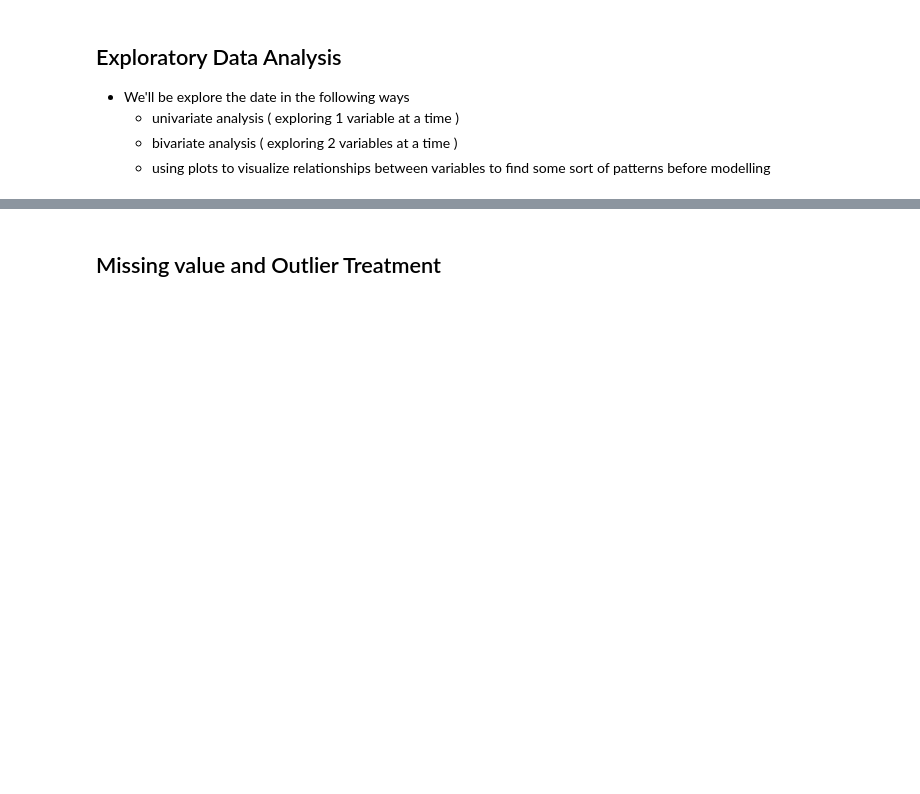
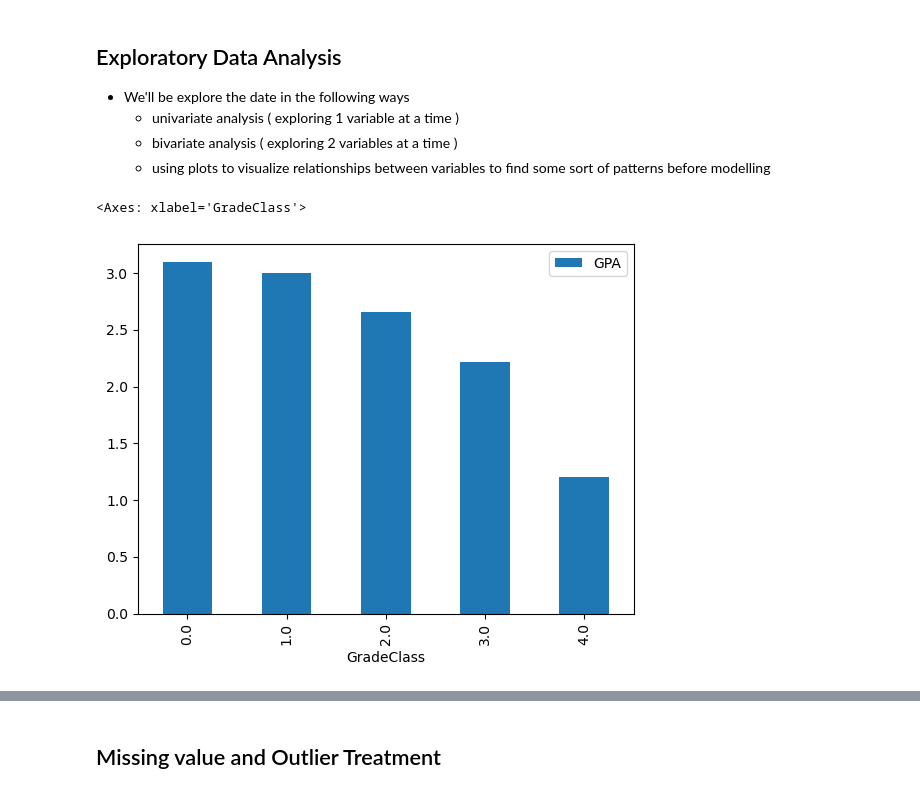
Before and after one commit to CantCode29/MLG382ProjectFolder, a Jupyter notebook: BrightAcademyGradeAnalysisAndPredictionNoteBook.ipynb, the cells around one changed output, grey strips where cells are left out. Cells and saved outputs as stored; diff of their text form; code cells hidden in the pictures; blank space fills up the shorter version.

Commit message:
Added some univariate and Bivariate plots

```diff
--- a/BrightAcademyGradeAnalysisAndPredictionNoteBook.ipynb
+++ b/BrightAcademyGradeAnalysisAndPredictionNoteBook.ipynb
@@ -143,3 +174,14 @@ dtype: int64
 # %%
 ## Start EDA FROM HERE
 ## eda should answer all the hypthoses questions by creating graphs or using comparisons between avereags, sums, counts etc.
+df_grouped = df.groupby('GradeClass').mean()
+
+df_grouped['GradeClass'] = df_grouped.index
+
+df_Zero = df[df['GradeClass'] == 0.0]
+df_grouped.plot.bar(x='GradeClass',y='GPA')
+
+##  Something wrong with grade class I think.
+# %% [output]
+<Axes: xlabel='GradeClass'>
+[figure, added]
```
Also changed, not shown: parts of 18 cells of this notebook.
